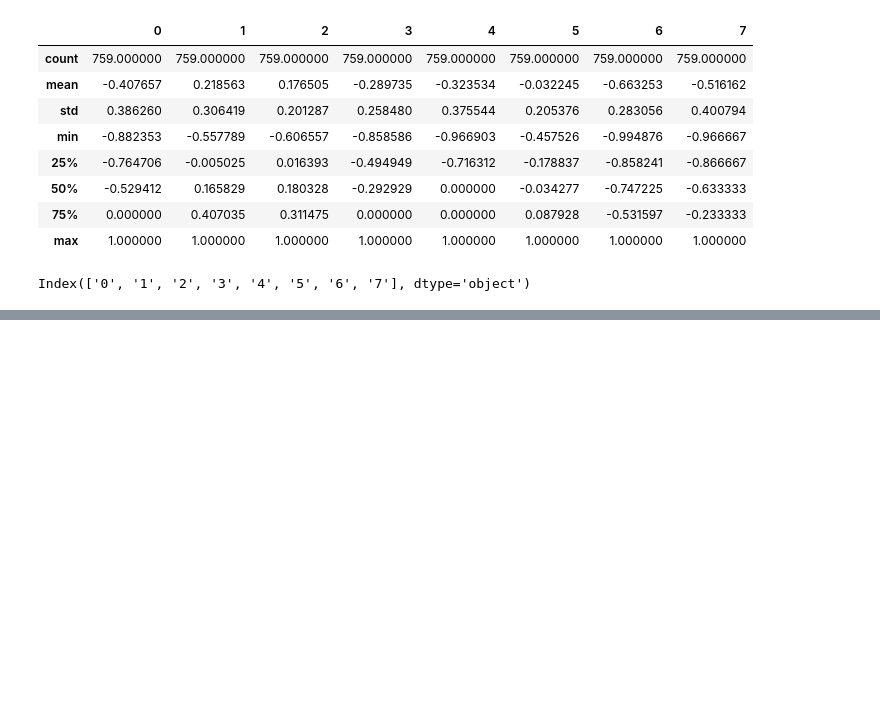
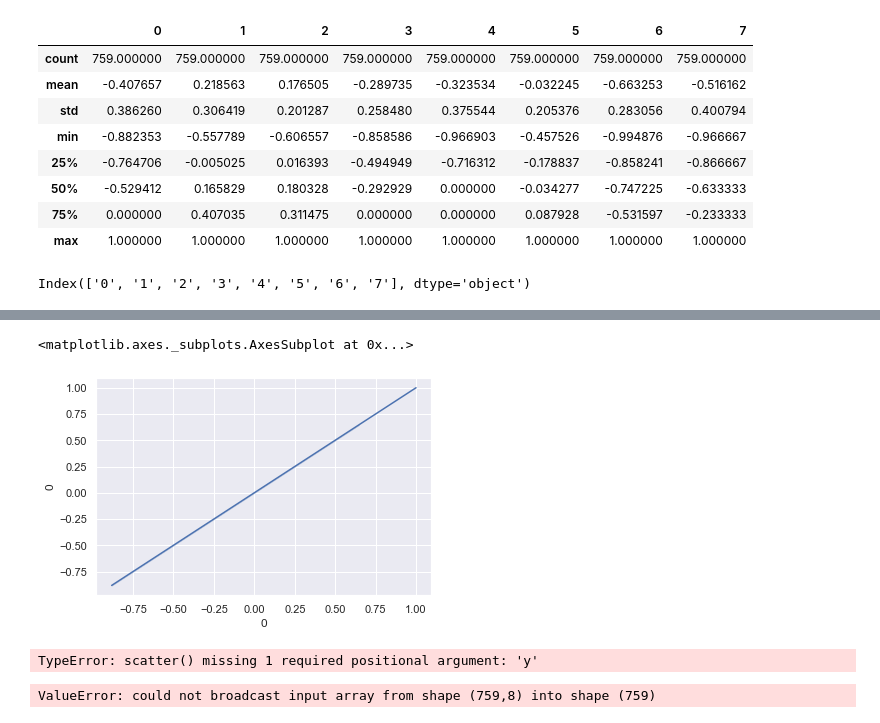
Before and after one commit to gon2gon2/first, a Jupyter notebook: ai_challenge/pretest/당뇨병(분류)/합쳐셔 확인해보기.ipynb, the cells around one changed output, grey strips where cells are left out. Saved outputs shown, nothing was run; the diff lists cells and outputs as text; code cells hidden in the pictures; blank space fills up the shorter version.

```diff
--- a/ai_challenge/pretest/당뇨병(분류)/합쳐셔 확인해보기.ipynb
+++ b/ai_challenge/pretest/당뇨병(분류)/합쳐셔 확인해보기.ipynb
@@ -112,0 +139,14 @@ x_ticks = hap.columns
+# %%
+sns.lineplot(x='0', y= hap.iloc[:,0], data=hap)
+# %% [output]
+<matplotlib.axes._subplots.AxesSubplot at 0x...>
+[figure, added]
+# %%
+plt.scatter(hap)
+# %% [output]
+TypeError: scatter() missing 1 required positional argument: 'y'
+# %%
+sns.factorplot(col=hap.columns,data=hap)
+plt.show()
+# %% [output]
+ValueError: could not broadcast input array from shape (759,8) into shape (759)
```
Also changed, not shown: parts of 5 cells of this notebook.
